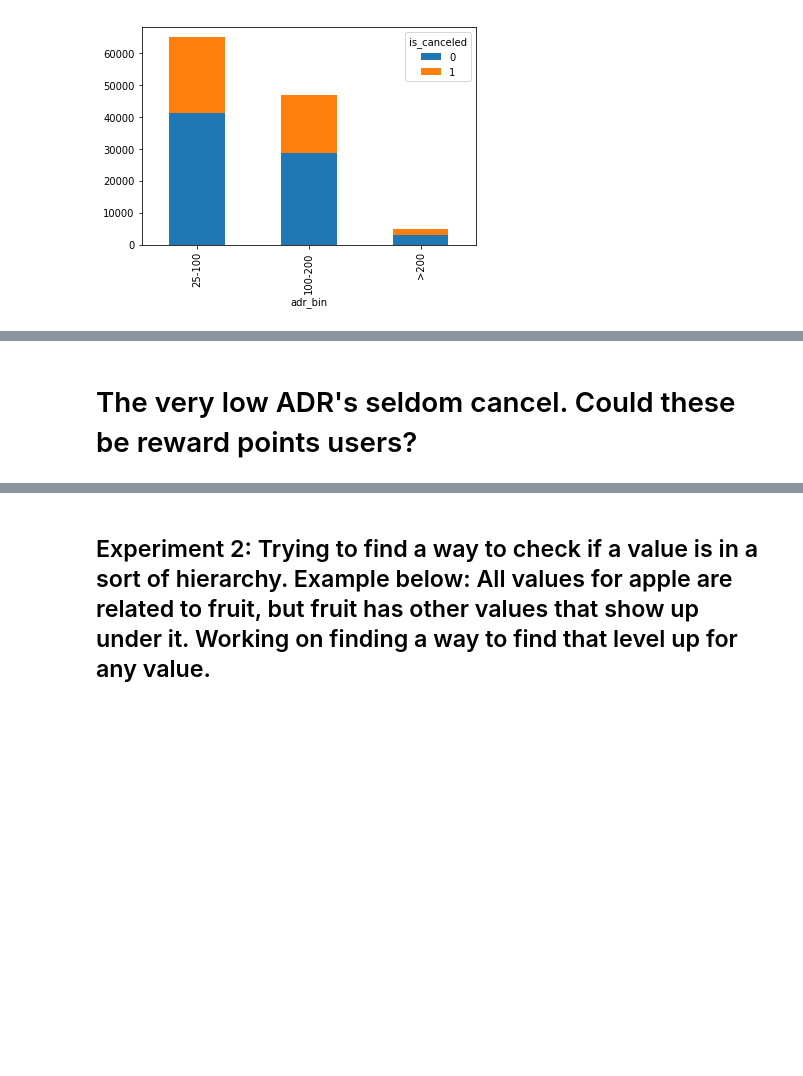
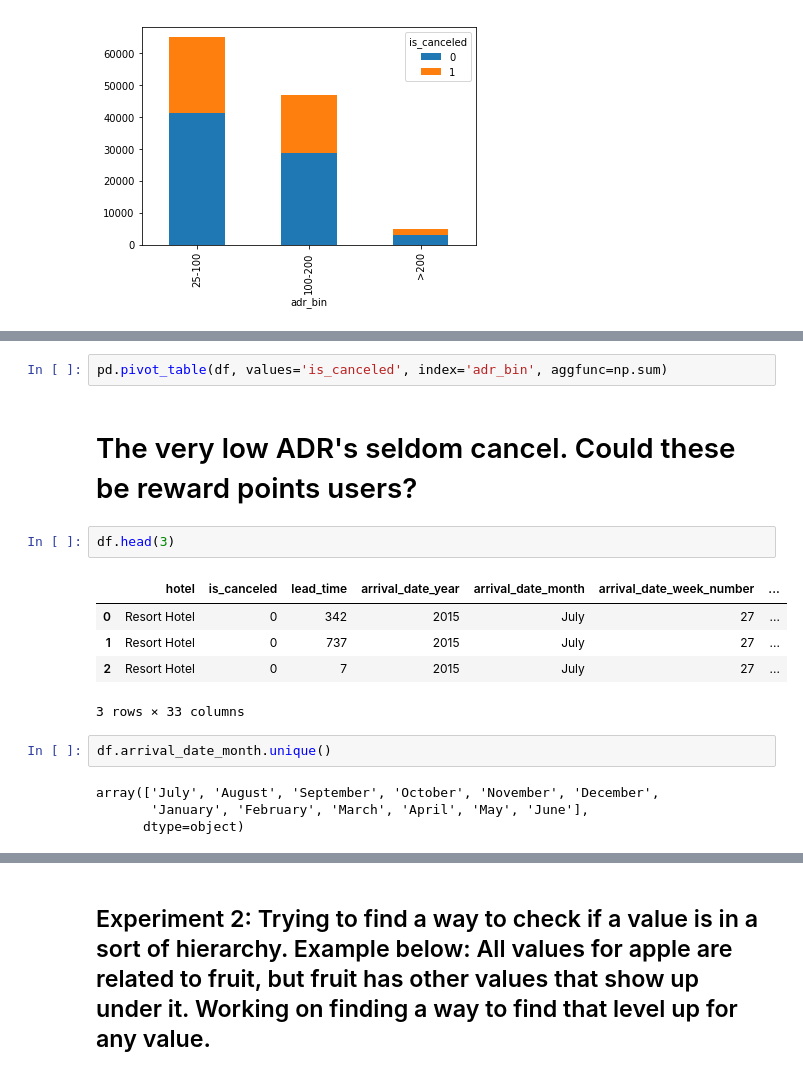
Before and after one commit to josephburton06/Hotel-Bookings, a Jupyter notebook: hotel_bookings.ipynb, the cells around one changed output, grey strips where cells are left out. Cells and saved outputs as stored; diff of their text form; blank space fills up the shorter version.

```diff
--- a/hotel_bookings.ipynb
+++ b/hotel_bookings.ipynb
@@ -436,2 +443,18 @@ pd.crosstab(df['adr_bin'][df['adr'] > 25], df['is_canceled'][df['adr'] > 25]).pl
+# %%
+pd.pivot_table(df, values='is_canceled', index='adr_bin', aggfunc=np.sum)
 # %% [markdown]
 # The very low ADR's seldom cancel.  Could these be reward points users?
+# %%
+df.head(3)
+# %% [output]
+|  | hotel | is_canceled | lead_time | arrival_date_year | arrival_date_month | arrival_date_week_number | ... |
+| 0 | Resort Hotel | 0 | 342 | 2015 | July | 27 | ... |
+| 1 | Resort Hotel | 0 | 737 | 2015 | July | 27 | ... |
+| 2 | Resort Hotel | 0 | 7 | 2015 | July | 27 | ... |
+3 rows × 33 columns
+# %%
+df.arrival_date_month.unique()
+# %% [output]
+array(['July', 'August', 'September', 'October', 'November', 'December',
+       'January', 'February', 'March', 'April', 'May', 'June'],
+      dtype=object)
```
Also changed, not shown: parts of 15 cells of this notebook.
